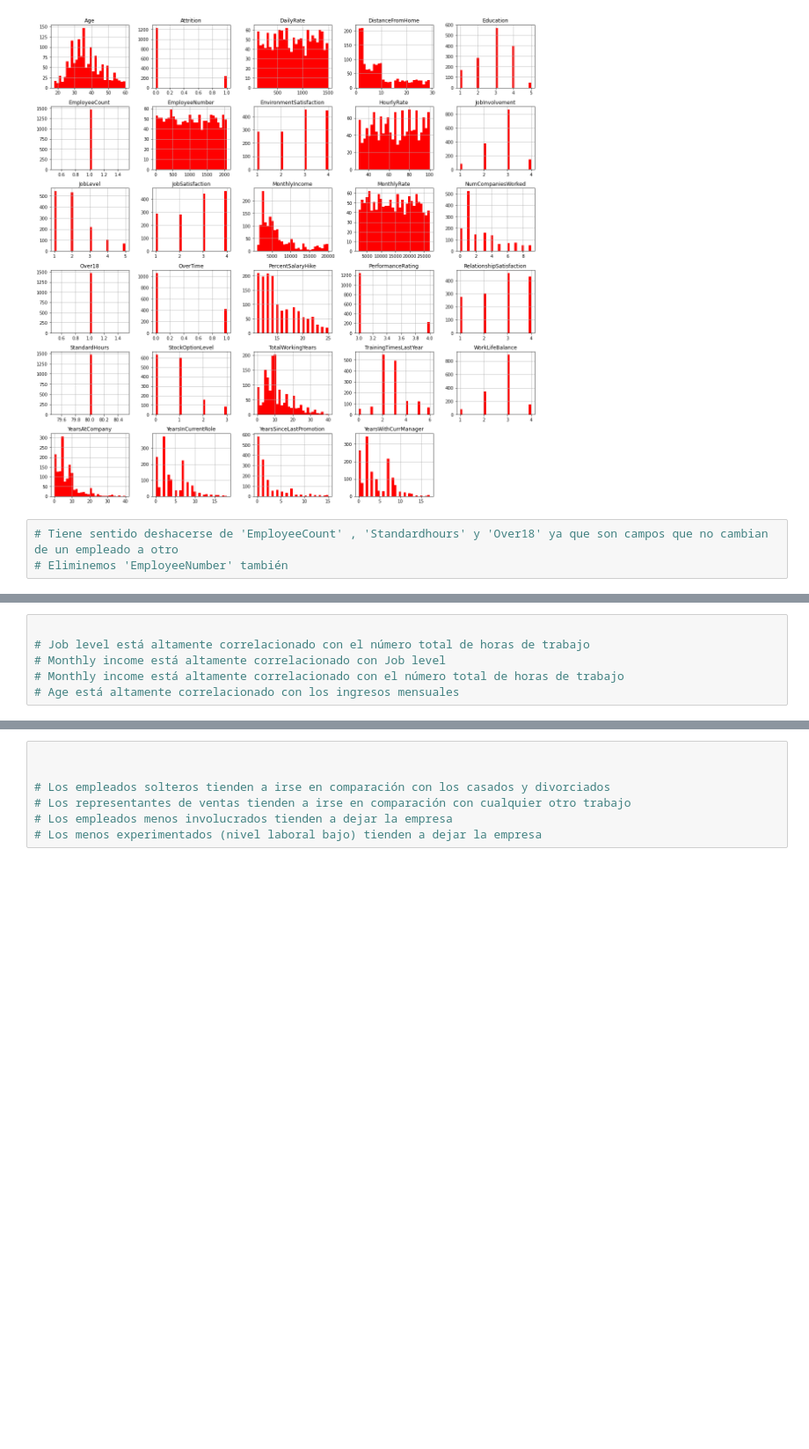
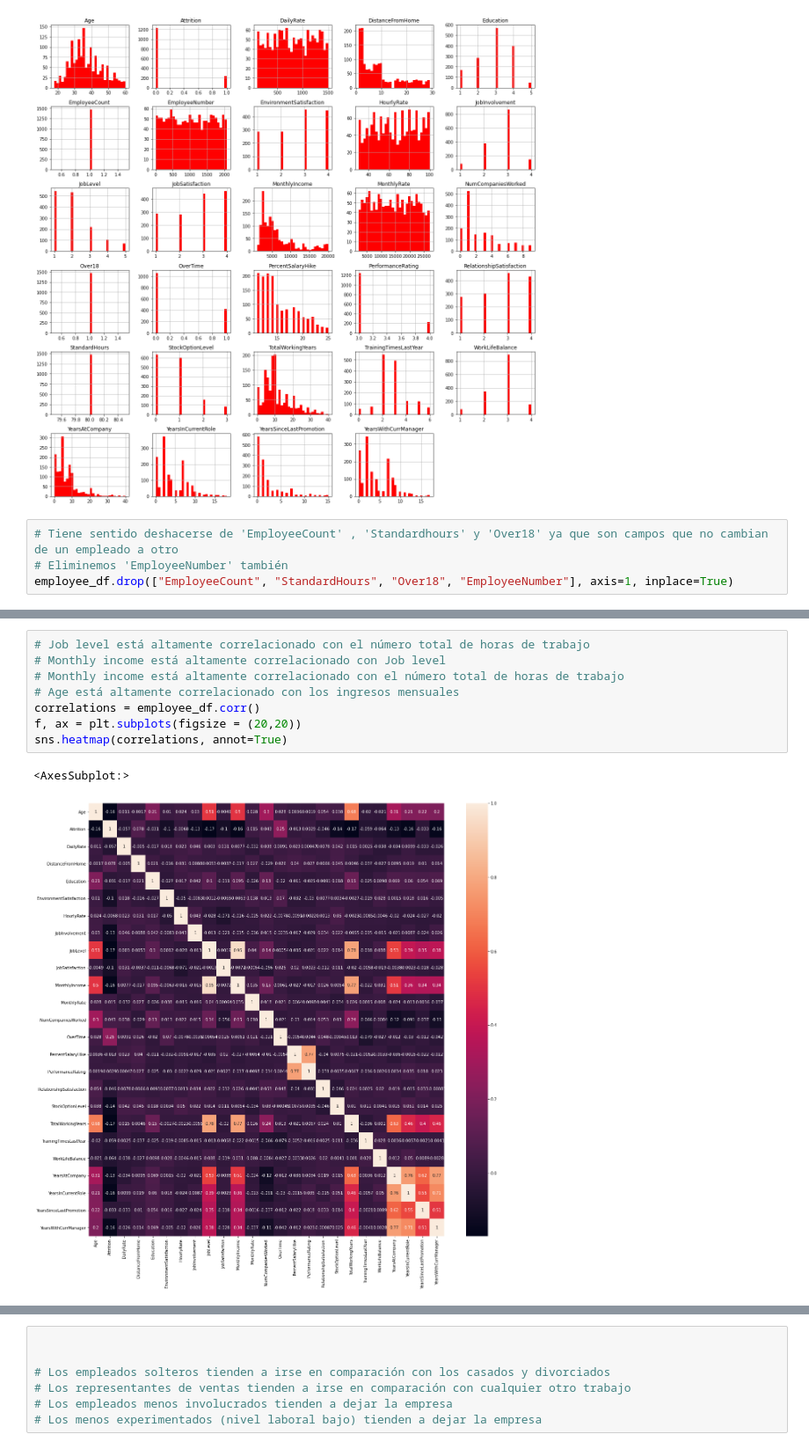
Before and after one commit to sergioarnold87/Practica_Sergio, a Jupyter notebook: 1. Human Resources Data/Recursos_Humanos.ipynb, the cells around one changed output, grey strips where cells are left out. Shown: that part at 88% size. Drawn from its saved outputs; the diff is of its cells as text; blank space fills up the shorter version.

```diff
--- a/1. Human Resources Data/Recursos_Humanos.ipynb
+++ b/1. Human Resources Data/Recursos_Humanos.ipynb
@@ -145,5 +145,6 @@ array([[<AxesSubplot:title={'center':'Age'}>,
 # %%
 # Tiene sentido deshacerse de 'EmployeeCount' , 'Standardhours' y 'Over18' ya que son campos que no cambian de un empleado a otro
 # Eliminemos 'EmployeeNumber' también
+employee_df.drop(["EmployeeCount", "StandardHours", "Over18", "EmployeeNumber"], axis=1, inplace=True)
 # %%
 # Veamos cuantos empleados dejan la empresa!
@@ -162,6 +202,11 @@ left_df.describe()
 # %%
-
 # Job level está altamente correlacionado con el número total de horas de trabajo
 # Monthly income está altamente correlacionado con Job level
 # Monthly income está altamente correlacionado con el número total de horas de trabajo
 # Age está altamente correlacionado con los ingresos mensuales
+correlations = employee_df.corr()
+f, ax = plt.subplots(figsize = (20,20))
+sns.heatmap(correlations, annot=True)
+# %% [output]
+<AxesSubplot:>
+[figure, added]
```
Also changed, not shown: parts of 6 cells of this notebook, 3 other files.
